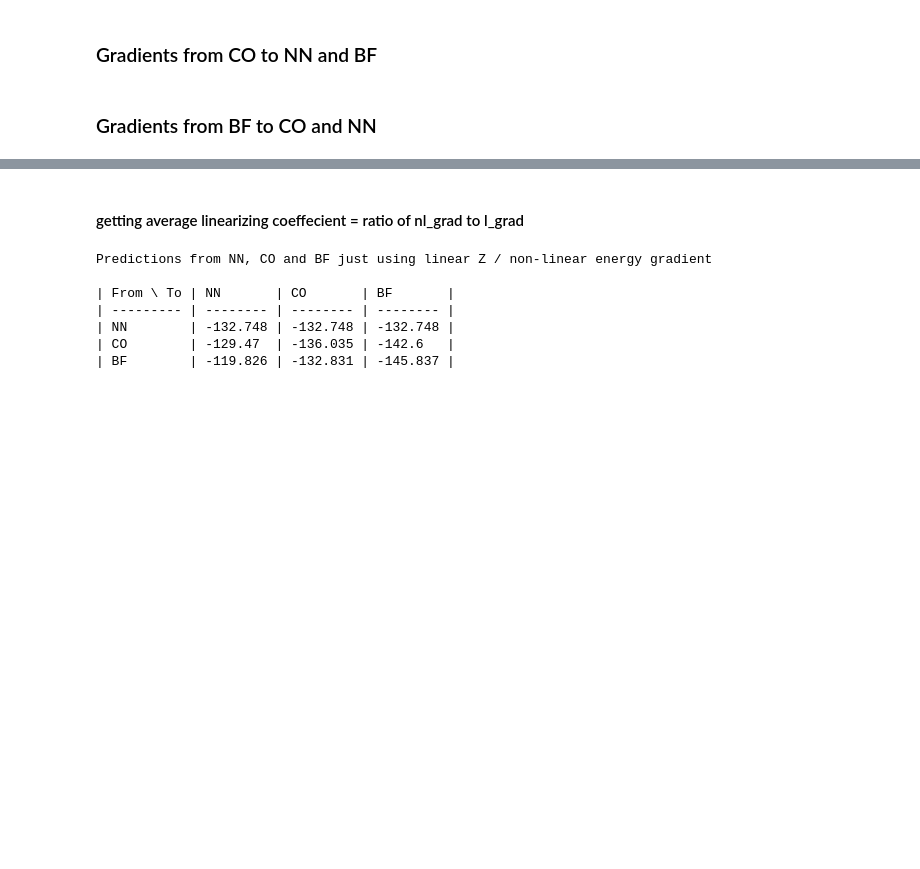
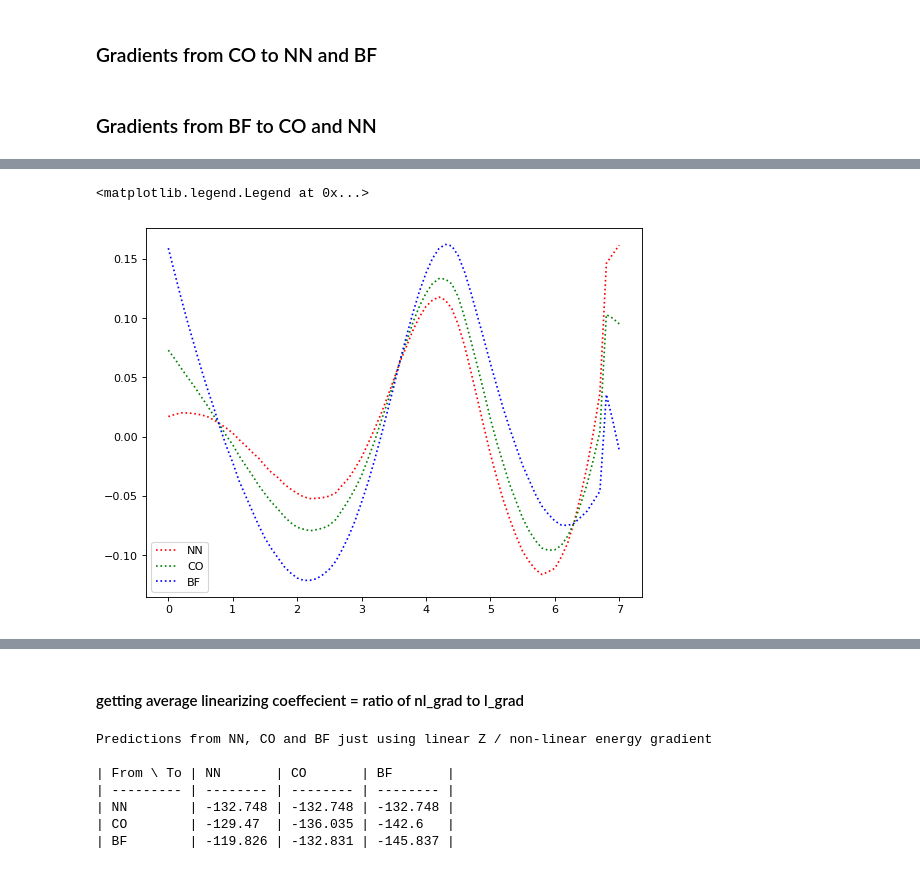
Before and after one commit to meetc1213/QA, a Jupyter notebook: My_code.ipynb, the cells around one changed output, grey strips where cells are left out. Drawn from its saved outputs; the diff is of its cells as text; code cells hidden in the pictures; blank space fills up the shorter version.

```diff
--- a/My_code.ipynb
+++ b/My_code.ipynb
@@ -210,0 +154,34 @@ l_grad_BF_to_CO = round(np.dot(d_Z_lambda(BF,CO,lam), AG_BF),3)
+# %%
+'''Preparing prediction data for plotting for symmetrical alchemical changes'''
+steps = max_lam * 10 # ensures a 0.1 step size
+def gen_data(mol,AG,e_mol,l_i, l_f):
+    l_pre = []
+    nl_pre = []
+    for i in np.linspace(l_i,l_f, steps + 1):
+        pre = get_pred(mol, AG, e_mol, i,i)
+        l_pre.append(pre[0])
+        nl_pre.append(pre[1])
+    return np.array(l_pre), np.array(nl_pre)
+
+pre_NN_l, pre_NN_nl = gen_data(NN,AG_NN,e_NN,0, max_lam)
+pre_CO_l, pre_CO_nl = gen_data(CO,AG_CO,e_CO,-1, max_lam -1)
+pre_BF_l, pre_BF_nl = gen_data(BF,AG_BF,e_BF,-2, max_lam -2)
+prediction = np.array([pre_NN_nl, pre_CO_nl, pre_BF_nl])
+# %%
+'''Fititng quadratic errors'''
+def fit(x, a, b, c):
+    return a*(x-b)**2 + c
+
+quad_err = frac_energies - prediction
+x_axis = np.linspace(0,max_lam,steps + 1)
+
+popt_NN, pcov_NN = curve_fit(fit, x_axis, quad_err[0],absolute_sigma=True)
+fitted_err_NN = np.array(fit(x_axis, *popt_NN))
+
+popt_CO, pcov_CO = curve_fit(fit, x_axis, quad_err[1],absolute_sigma=True)
+fitted_err_CO = np.array(fit(x_axis, *popt_CO))
+
+popt_BF, pcov_BF = curve_fit(fit, x_axis, quad_err[2],absolute_sigma=True)
+fitted_err_BF = np.array(fit(x_axis, *popt_BF))
+
+quad_adjusted_prediction = prediction +np.array([fitted_err_NN, fitted_err_CO, fitted_err_BF])
@@ -210,0 +237,10 @@ l_grad_BF_to_CO = round(np.dot(d_Z_lambda(BF,CO,lam), AG_BF),3)
+# %%
+# plot the quadratic errors
+figure(figsize=(8, 6), dpi=80)
+plt.plot(x_axis,quad_err[0]-fitted_err_NN,'r:',label='NN')
+plt.plot(x_axis,quad_err[1]-fitted_err_CO,'g:',label='CO')
+plt.plot(x_axis,quad_err[2]-fitted_err_BF,'b:',label='BF')
+plt.legend()
+# %% [output]
+<matplotlib.legend.Legend at 0x...>
+[figure, added]
```
Also changed, not shown: parts of 27 cells of this notebook, 2 other files.
